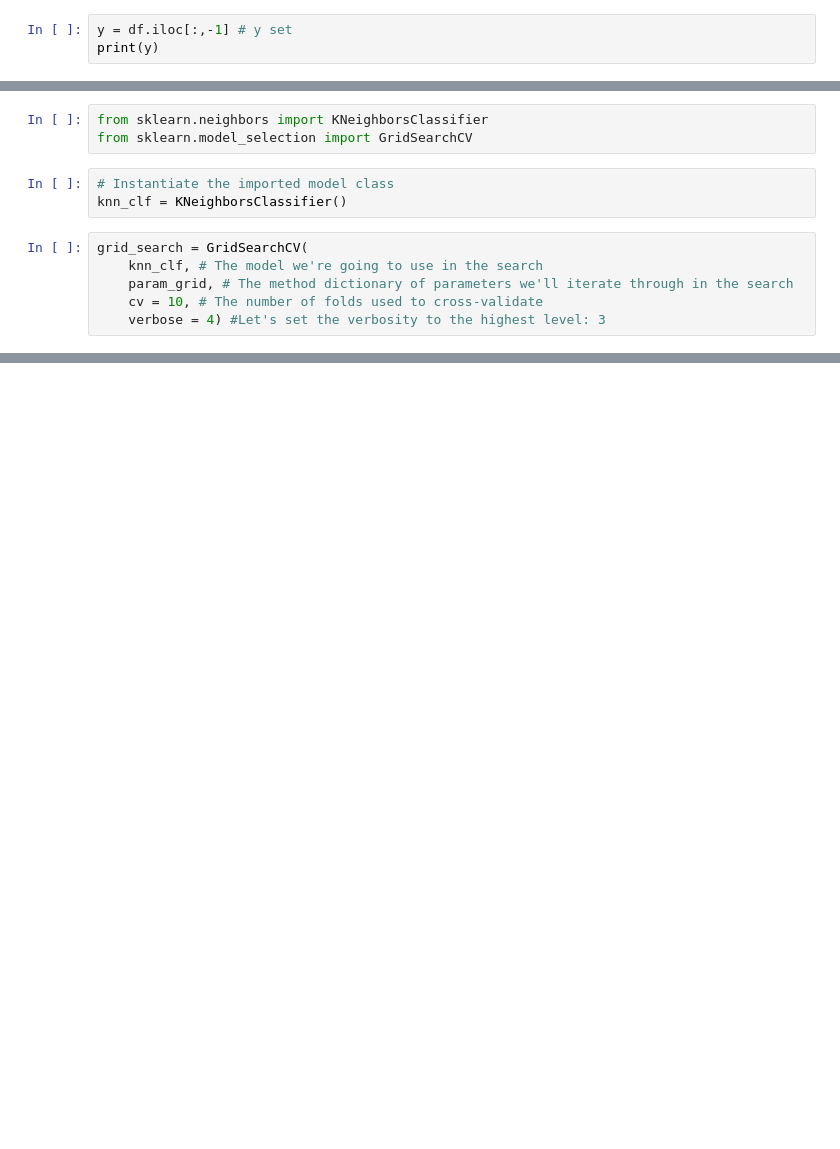
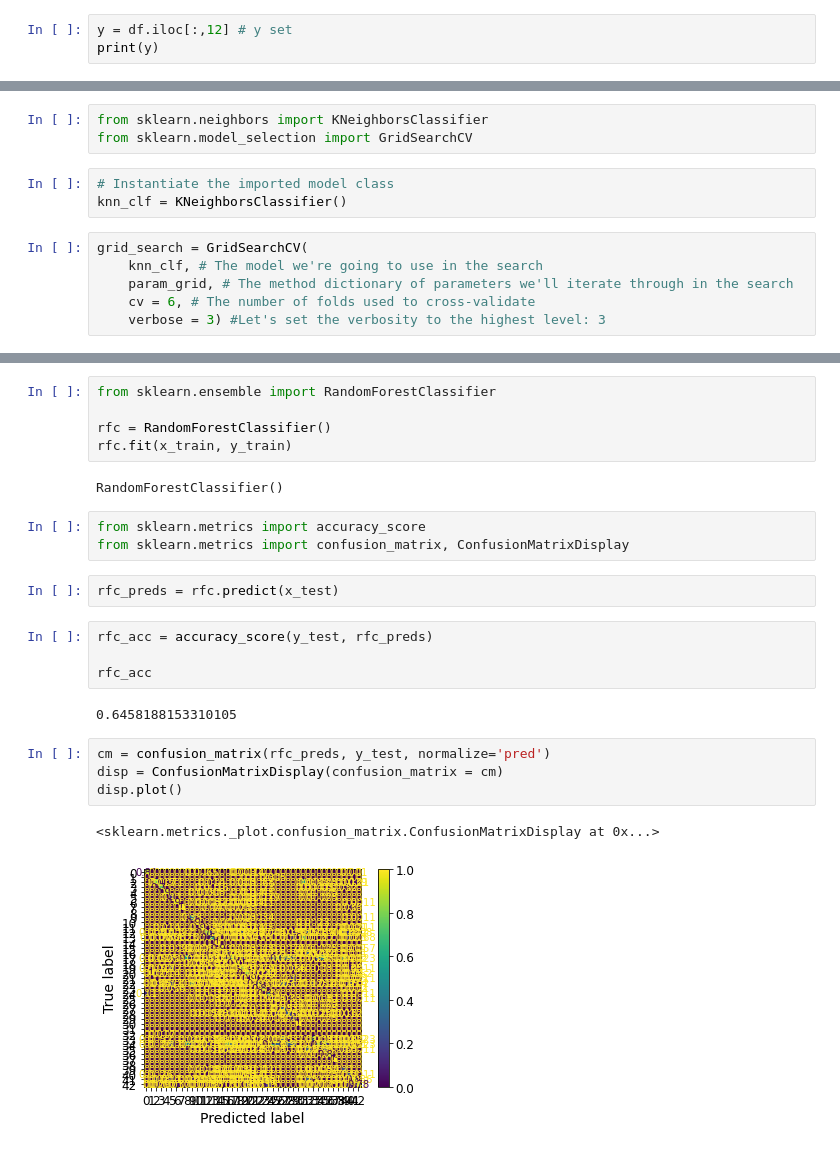
Before and after one commit to Kriegtho/2022_ML_EES, a Jupyter notebook: project.ipynb, the cells around one changed output, grey strips where cells are left out. Cells and saved outputs as stored; diff of their text form; blank space fills up the shorter version.

```diff
--- a/project.ipynb
+++ b/project.ipynb
@@ -205,4 +225,4 @@ print(x)
 # %%
-y = df.iloc[:,-1] # y set
+y = df.iloc[:,12] # y set
 print(y)
 # %% [output]
@@ -261,7 +281,7 @@ knn_clf = KNeighborsClassifier()
 grid_search = GridSearchCV(
     knn_clf, # The model we're going to use in the search
     param_grid, # The method dictionary of parameters we'll iterate through in the search
-    cv = 10, # The number of folds used to cross-validate
-    verbose = 4) #Let's set the verbosity to the highest level: 3
+    cv = 6, # The number of folds used to cross-validate
+    verbose = 3) #Let's set the verbosity to the highest level: 3
 # %%
 param_grid = {'weights':['uniform', 'distance'], # 1st hyperparameter and the values it can take
@@ -318,0 +334,25 @@ ValueError: ignored
+# %%
+from sklearn.ensemble import RandomForestClassifier
+
+rfc = RandomForestClassifier()
+rfc.fit(x_train, y_train)
+# %% [output]
+RandomForestClassifier()
+# %%
+from sklearn.metrics import accuracy_score
+from sklearn.metrics import confusion_matrix, ConfusionMatrixDisplay
+# %%
+rfc_preds = rfc.predict(x_test)
+# %%
+rfc_acc = accuracy_score(y_test, rfc_preds)
+
+rfc_acc
+# %% [output]
+0.6458188153310105
+# %%
+cm = confusion_matrix(rfc_preds, y_test, normalize='pred')
+disp = ConfusionMatrixDisplay(confusion_matrix = cm)
+disp.plot()
+# %% [output]
+<sklearn.metrics._plot.confusion_matrix.ConfusionMatrixDisplay at 0x...>
+[figure, added]
```
Also changed, not shown: parts of 14 cells of this notebook.
